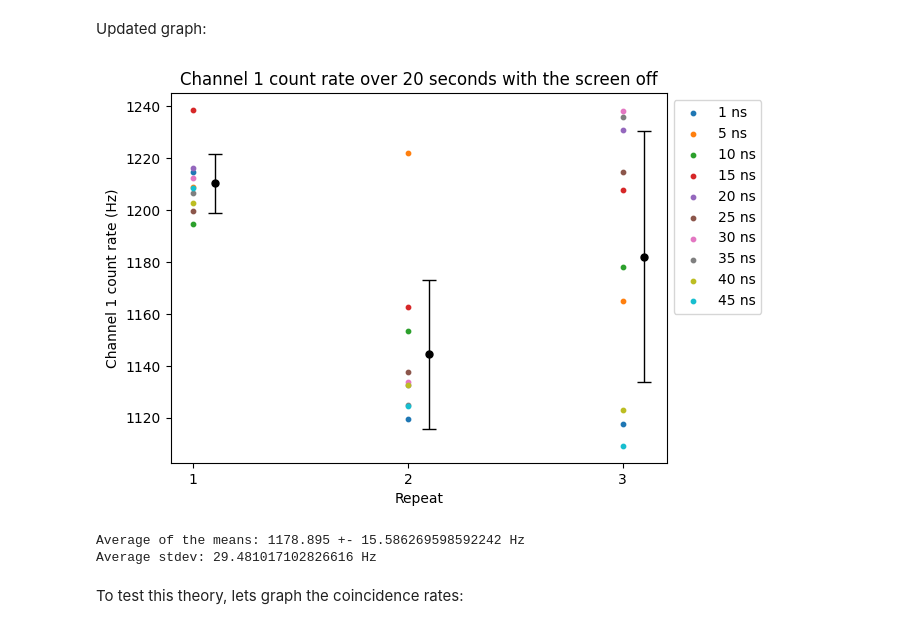
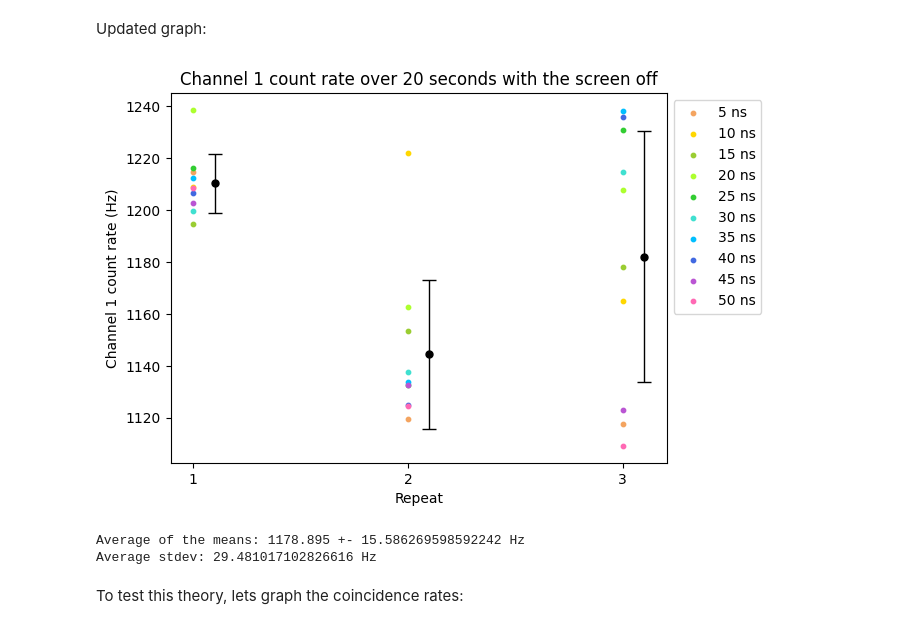
Before and after one commit to MixtliMonroe/SinglePhotonInterference, a Jupyter notebook: analyzeBackground.ipynb, the cells around one changed output. Drawn from its saved outputs; the diff is of its cells as text; code cells hidden in the pictures.

```diff
--- a/analyzeBackground.ipynb
+++ b/analyzeBackground.ipynb
@@ -43,6 +43,9 @@ screenoff_countdata_3 = np.vstack(tuple(data["screen off"]["repeat 3"][ns]["coun
 screenon_countdata_1 = np.vstack(tuple(data["screen on"]["repeat 1"][ns]["counts"] for ns in ns_values))
 screenon_countdata_2 = np.vstack(tuple(data["screen on"]["repeat 2"][ns]["counts"] for ns in ns_values))
 screenon_countdata_3 = np.vstack(tuple(data["screen on"]["repeat 3"][ns]["counts"] for ns in ns_values))
+
+
+colors = ["firebrick", "sandybrown", "gold", "yellowgreen", "greenyellow", "limegreen", "turquoise", "deepskyblue", "royalblue", "mediumorchid", "hotpink"]
 # %% [markdown]
 The following graphs technically have different coincidence windows, but that shouldnt affect the total count
 # %% [markdown]
@@ -50,9 +53,9 @@ Screen on data:
 # %%
 # Plot repeats
 for i in range(11):
-    plt.scatter(1, screenon_countdata_1[i,1]/20, label = f"{ns_values[i]} ns", color=f"C{i}", s=10)
-    plt.scatter(2, screenon_countdata_2[i,1]/20, color=f"C{i}", s=10)
-    plt.scatter(3, screenon_countdata_3[i,1]/20, color=f"C{i}", s=10)
+    plt.scatter(1, screenon_countdata_1[i,1]/20, label = f"{ns_values[i]} ns", color=colors[i], s=10)
+    plt.scatter(2, screenon_countdata_2[i,1]/20, color=colors[i], s=10)
+    plt.scatter(3, screenon_countdata_3[i,1]/20, color=colors[i], s=10)
 
 # Calculate means and stdevs of each repeat
 means = np.array([np.mean(screenon_countdata_1[:,1]/20), np.mean(screenon_countdata_2[:,1]/20), np.mean(screenon_countdata_3[:,1]/20)])
@@ -65,7 +68,7 @@ plt.title("Channel 1 count rate over 20 seconds with the screen on")
 plt.ylabel("Channel 1 count rate (Hz)")
 plt.xlabel("Repeat")
 plt.xticks([1,2,3])
-plt.legend()
+plt.legend(loc='upper left', bbox_to_anchor=(1, 1))
 plt.show()
 
 print(f"Average of the means: {np.mean(means)} +- {np.std(means)/np.sqrt(3)} Hz")
@@ -80,13 +83,13 @@ Some weird spread in repeat 2, perhaps due to opening and closing different colo
 Screen off data:
 # %%
 for i in range(11):
-    plt.scatter(1, screenoff_countdata_1[i,1]/20, label = f"{ns_values[i]} ns", color=f"C{i}", s=10)
-    plt.scatter(2, screenoff_countdata_2[i,1]/20, color=f"C{i}", s=10)
-    plt.scatter(3, screenoff_countdata_3[i,1]/20, color=f"C{i}", s=10)
+    plt.scatter(1, screenoff_countdata_1[i,1]/20, label = f"{ns_values[i]} ns", color=colors[i], s=10)
+    plt.scatter(2, screenoff_countdata_2[i,1]/20, color=colors[i], s=10)
+    plt.scatter(3, screenoff_countdata_3[i,1]/20, color=colors[i], s=10)
 plt.title("Channel 1 count rate over 20 seconds with the screen off")
 plt.ylabel("Channel 1 count rate (Hz)")
 plt.xlabel("Repeat")
 plt.xticks([1,2,3])
-plt.legend()
+plt.legend(loc='upper left', bbox_to_anchor=(1, 1))
 plt.show()
 # %% [output]
@@ -133,10 +136,10 @@ new_screenoff_countdata_3 = screenoff_countdata_3[1:,1]
 
 # PLot data
 for i in range(11):
-    plt.scatter(1, screenoff_countdata_1[i,1]/20, label = f"{ns_values[i]} ns", color=f"C{i}", s=10)
-    plt.scatter(2, screenoff_countdata_2[i,1]/20, color=f"C{i}", s=10)
+    plt.scatter(1, screenoff_countdata_1[i,1]/20, label = f"{ns_values[i]} ns", color=colors[i], s=10)
+    plt.scatter(2, screenoff_countdata_2[i,1]/20, color=colors[i], s=10)
     if i != 0:
-        plt.scatter(3, new_screenoff_countdata_3[i-1]/20, color=f"C{i}", s=10)
+        plt.scatter(3, new_screenoff_countdata_3[i-1]/20, color=colors[i], s=10)
 
 
 # Calculate means and stdevs of each repeat
@@ -166,34 +169,34 @@ Updated graph:
 # %%
 # Remove anomalies
 new_screenoff_countdata_1 = screenoff_countdata_1[1:,1]
 new_screenoff_countdata_2 = screenoff_countdata_2[1:,1]
 new_screenoff_countdata_3 = screenoff_countdata_3[1:,1]
 
-# PLot data
+# Plot data
 for i in range(10):
-    plt.scatter(1, new_screenoff_countdata_1[i-1]/20, label = f"{ns_values[i]} ns", color=f"C{i}", s=10)
-    plt.scatter(2, new_screenoff_countdata_2[i-1]/20, color=f"C{i}", s=10)
-    plt.scatter(3, new_screenoff_countdata_3[i-1]/20, color=f"C{i}", s=10)
+    plt.scatter(1, new_screenoff_countdata_1[i-1]/20, label = f"{ns_values[i+1]} ns", color=colors[i+1], s=10)
+    plt.scatter(2, new_screenoff_countdata_2[i-1]/20, color=colors[i+1], s=10)
+    plt.scatter(3, new_screenoff_countdata_3[i-1]/20, color=colors[i+1], s=10)
 
 
 # Calculate means and stdevs of each repeat
 means = np.array([np.mean(new_screenoff_countdata_1/20), np.mean(new_screenoff_countdata_2/20), np.mean(new_screenoff_countdata_3/20)])
 stdevs = np.array([np.std(new_screenoff_countdata_1/20), np.std(new_screenoff_countdata_2/20), np.std(new_screenoff_countdata_3/20)])
 plt.errorbar(1.1, means[0], stdevs[0], color="black", capsize=5, fmt="o", lw=1, markersize=5)
 plt.errorbar(2.1, means[1], stdevs[1], color="black", capsize=5, fmt="o", lw=1, markersize=5)
 plt.errorbar(3.1, means[2], stdevs[2], color="black", capsize=5, fmt="o", lw=1, markersize=5)
 
 plt.title("Channel 1 count rate over 20 seconds with the screen off")
 plt.ylabel("Channel 1 count rate (Hz)")
 plt.xlabel("Repeat")
 plt.xticks([1,2,3])
 plt.legend(loc='upper left', bbox_to_anchor=(1, 1))
 plt.show()
 
 print(f"Average of the means: {np.mean(means)} +- {np.std(means)/np.sqrt(3)} Hz")
 print(f"Average stdev: {np.mean(stdevs)} Hz")
 # %% [output]
-[figure, old version]
+[figure, new version]
 Average of the means: 1178.895 +- 15.586269598592242 Hz
 Average stdev: 29.481017102826616 Hz
 # %% [markdown]
```
Also changed, not shown: parts of 11 cells of this notebook.
